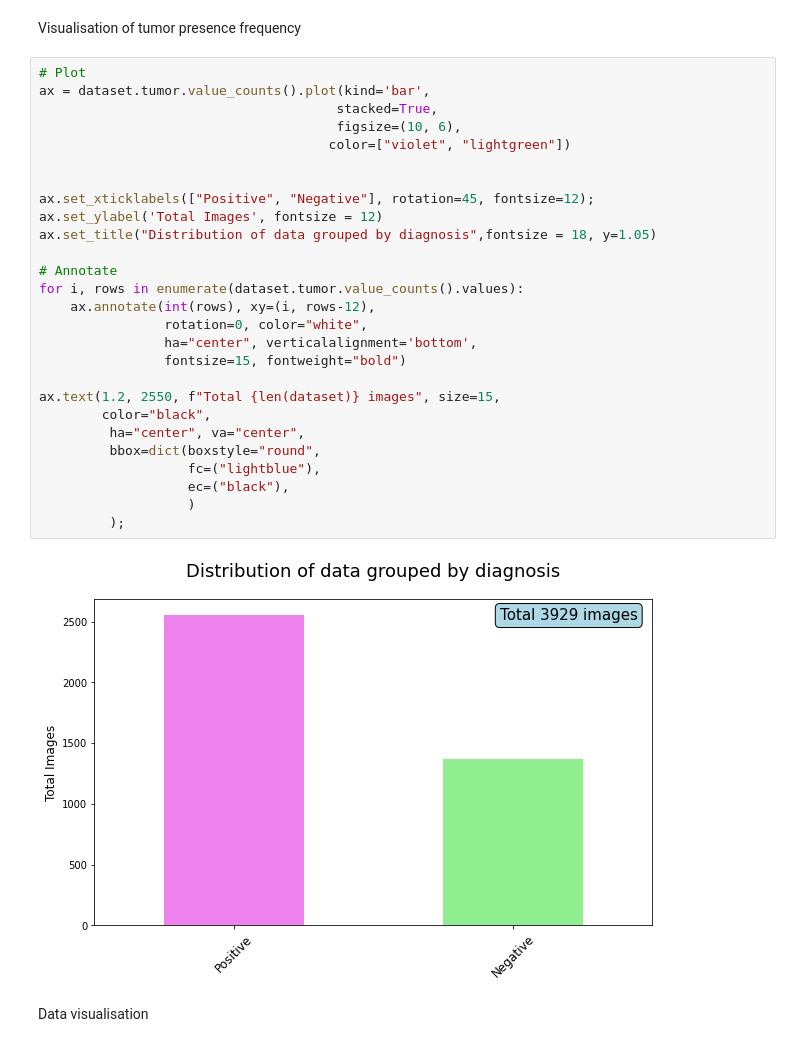
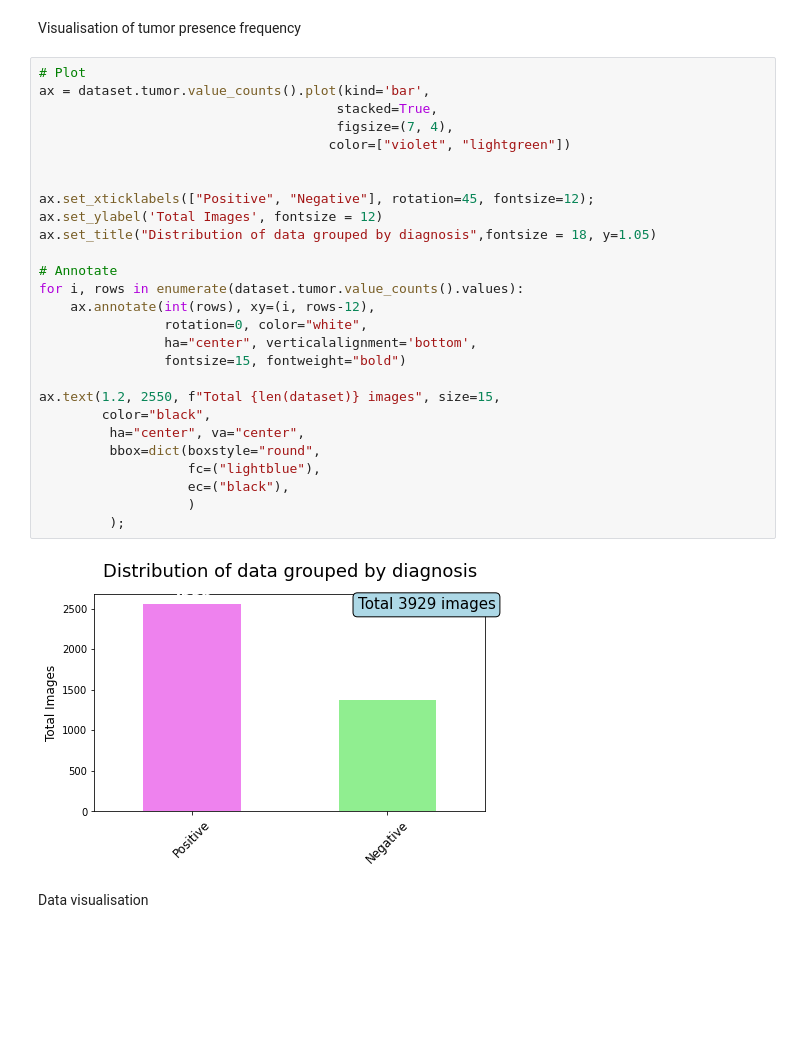
Before and after one commit to MarionSauvage/DL_Project_CS, a Jupyter notebook: notebook_marion.ipynb, the cells around one changed output. Saved outputs shown, nothing was run; the diff lists cells and outputs as text; blank space fills up the shorter version.

```diff
--- a/notebook_marion.ipynb
+++ b/notebook_marion.ipynb
@@ -90,32 +88,32 @@ Visualisation of tumor presence frequency
 # %%
 # Plot
 ax = dataset.tumor.value_counts().plot(kind='bar',
                                       stacked=True,
-                                      figsize=(10, 6),
+                                      figsize=(7, 4),
                                      color=["violet", "lightgreen"])
 
 
 ax.set_xticklabels(["Positive", "Negative"], rotation=45, fontsize=12);
 ax.set_ylabel('Total Images', fontsize = 12)
 ax.set_title("Distribution of data grouped by diagnosis",fontsize = 18, y=1.05)
 
 # Annotate
 for i, rows in enumerate(dataset.tumor.value_counts().values):
     ax.annotate(int(rows), xy=(i, rows-12),
                 rotation=0, color="white",
                 ha="center", verticalalignment='bottom',
                 fontsize=15, fontweight="bold")
 
 ax.text(1.2, 2550, f"Total {len(dataset)} images", size=15,
         color="black",
          ha="center", va="center",
          bbox=dict(boxstyle="round",
                    fc=("lightblue"),
                    ec=("black"),
                    )
          );
 # %% [output]
-[figure, old version]
+[figure, new version]
 # %% [markdown]
 Data visualisation
 # %%
```
Also changed, not shown: parts of 6 cells of this notebook, 1 other file.
